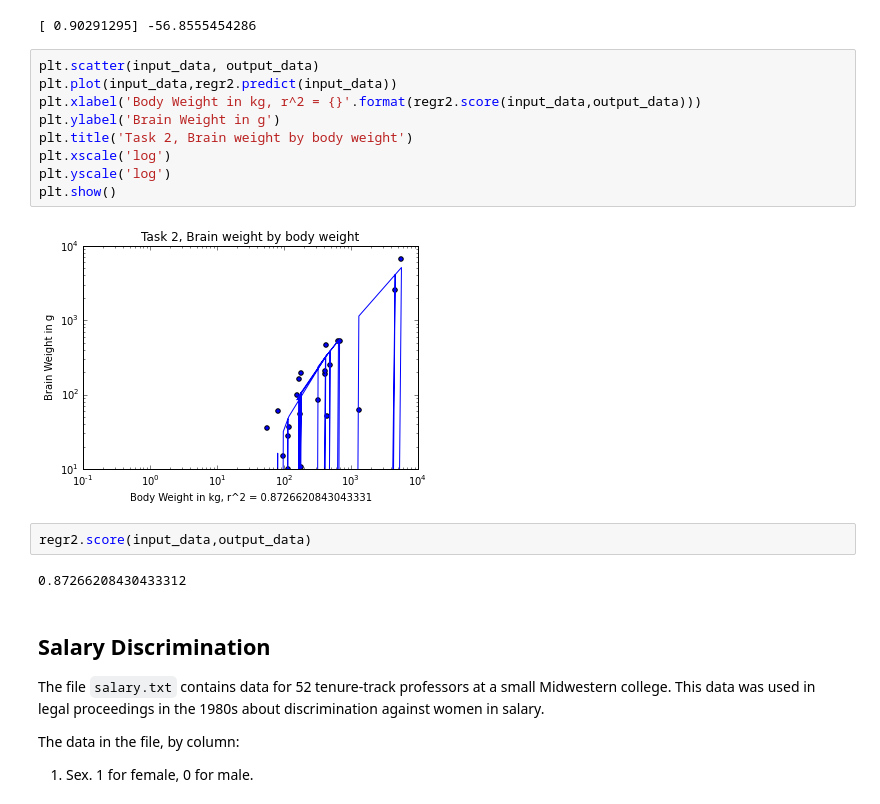
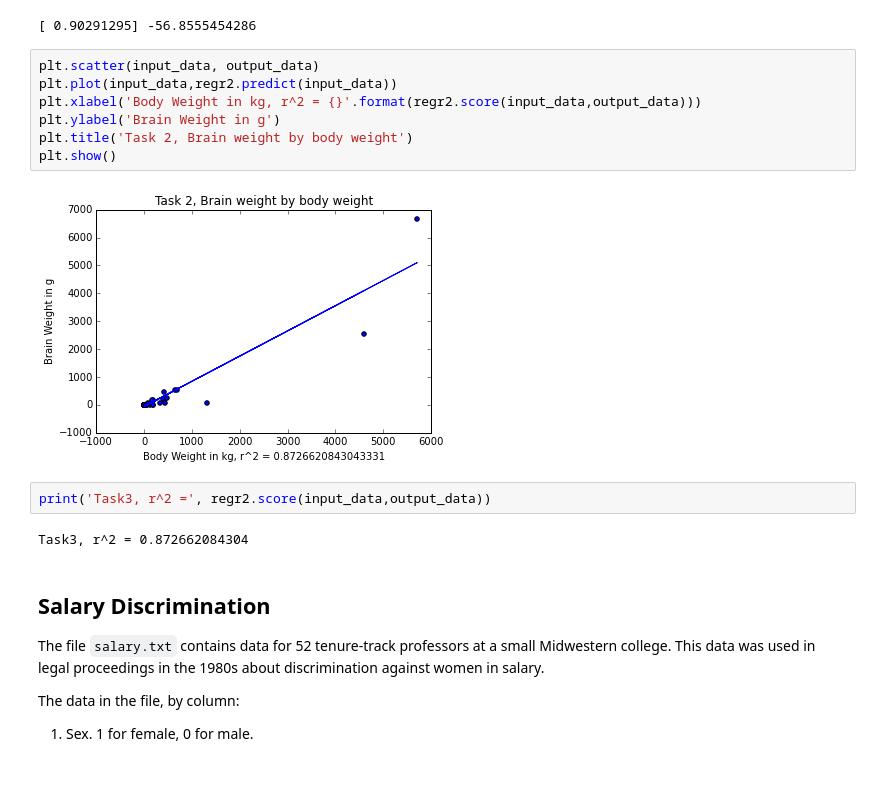
Before and after one commit to Shea-Wolfe/linear-regression, a Jupyter notebook: simple-linear-regression.ipynb, the cells around one changed output. Saved outputs shown, nothing was run; the diff lists cells and outputs as text; blank space fills up the shorter version.

```diff
--- a/simple-linear-regression.ipynb
+++ b/simple-linear-regression.ipynb
@@ -82,18 +82,16 @@ print(regr2.coef_,regr2.intercept_)
 # %%
 plt.scatter(input_data, output_data)
 plt.plot(input_data,regr2.predict(input_data))
 plt.xlabel('Body Weight in kg, r^2 = {}'.format(regr2.score(input_data,output_data)))
 plt.ylabel('Brain Weight in g')
 plt.title('Task 2, Brain weight by body weight')
-plt.xscale('log')
-plt.yscale('log')
 plt.show()
 # %% [output]
-[figure, old version]
+[figure, new version]
 # %%
-regr2.score(input_data,output_data)
+print('Task3, r^2 =', regr2.score(input_data,output_data))
 # %% [output]
-0.87266208430433312
+Task3, r^2 = 0.872662084304
 # %% [markdown]
 ## Salary Discrimination
 
```
Also changed, not shown: parts of 8 cells of this notebook.
